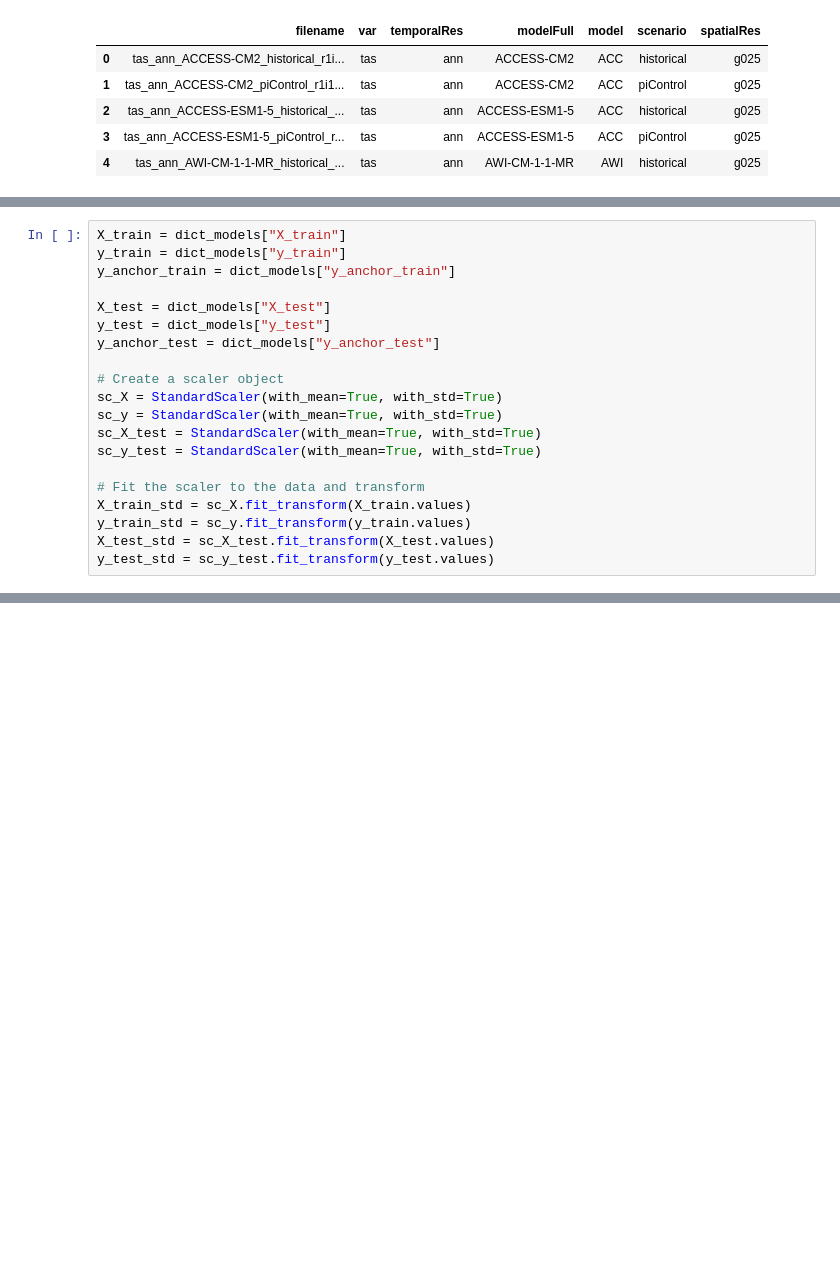
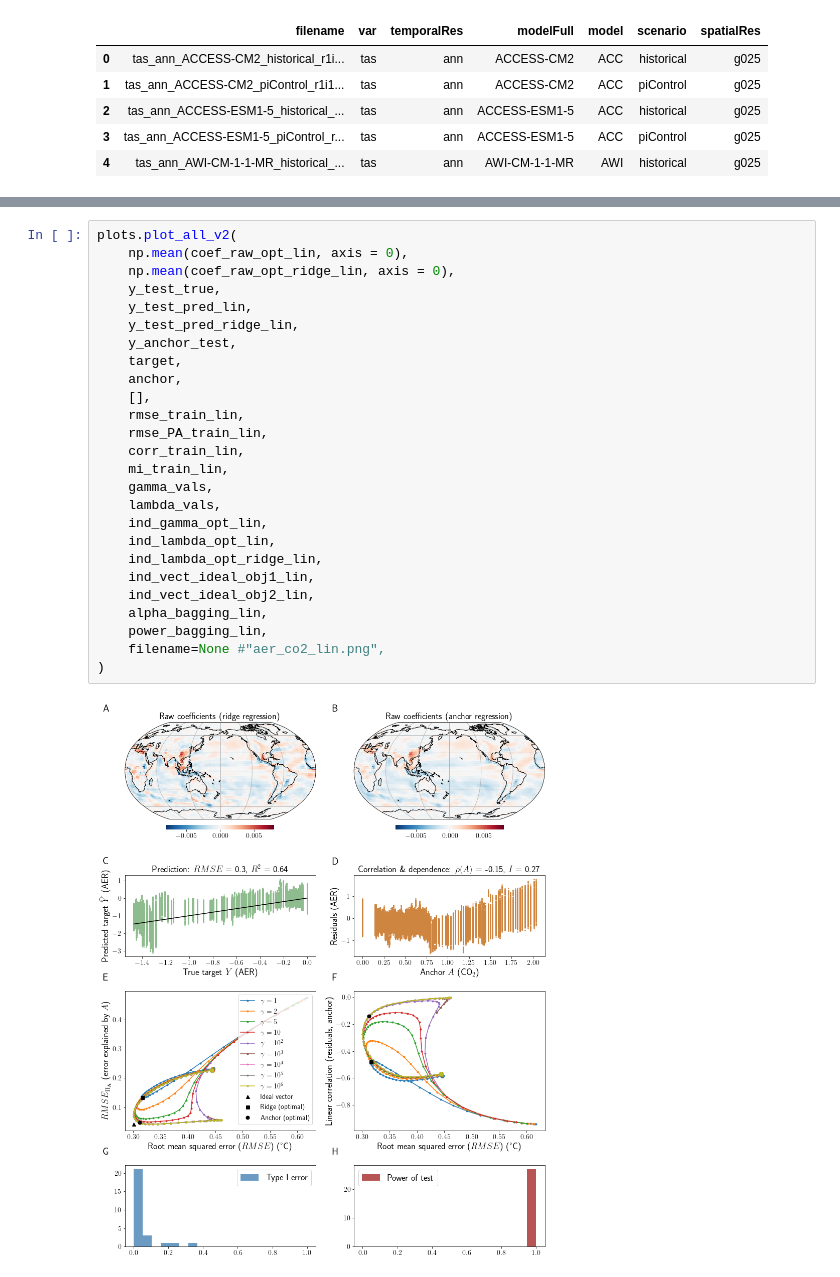
Before and after one commit to eszekely/robustDA, a Jupyter notebook: notebooks/CMIP6_dashlarge.ipynb, the cells around one changed output, grey strips where cells are left out. Saved outputs shown, nothing was run; the diff lists cells and outputs as text; blank space fills up the shorter version.

```diff
--- a/notebooks/CMIP6_dashlarge.ipynb
+++ b/notebooks/CMIP6_dashlarge.ipynb
@@ -157,20 +52,0 @@ with open(filename, 'rb') as f:
-# %%
-X_train = dict_models["X_train"]
-y_train = dict_models["y_train"]
-y_anchor_train = dict_models["y_anchor_train"]
-
-X_test = dict_models["X_test"]
-y_test = dict_models["y_test"]
-y_anchor_test = dict_models["y_anchor_test"]
-
-# Create a scaler object
-sc_X = StandardScaler(with_mean=True, with_std=True)
-sc_y = StandardScaler(with_mean=True, with_std=True)
-sc_X_test = StandardScaler(with_mean=True, with_std=True)
-sc_y_test = StandardScaler(with_mean=True, with_std=True)
-
-# Fit the scaler to the data and transform
-X_train_std = sc_X.fit_transform(X_train.values)
-y_train_std = sc_y.fit_transform(y_train.values)
-X_test_std = sc_X_test.fit_transform(X_test.values)
-y_test_std = sc_y_test.fit_transform(y_test.values)
@@ -312,0 +104,28 @@ plots.plot_Pareto(
+# %%
+plots.plot_all_v2(
+    np.mean(coef_raw_opt_lin, axis = 0),
+    np.mean(coef_raw_opt_ridge_lin, axis = 0),
+    y_test_true,
+    y_test_pred_lin,
+    y_test_pred_ridge_lin,
+    y_anchor_test,
+    target,
+    anchor,
+    [],
+    rmse_train_lin,
+    rmse_PA_train_lin,
+    corr_train_lin,
+    mi_train_lin,
+    gamma_vals,
+    lambda_vals,
+    ind_gamma_opt_lin,
+    ind_lambda_opt_lin,
+    ind_lambda_opt_ridge_lin,
+    ind_vect_ideal_obj1_lin,
+    ind_vect_ideal_obj2_lin,
+    alpha_bagging_lin,
+    power_bagging_lin,
+    filename=None #"aer_co2_lin.png",
+)
+# %% [output]
+[figure, added]
```
Also changed, not shown: parts of 40 cells of this notebook, 2 other files.
